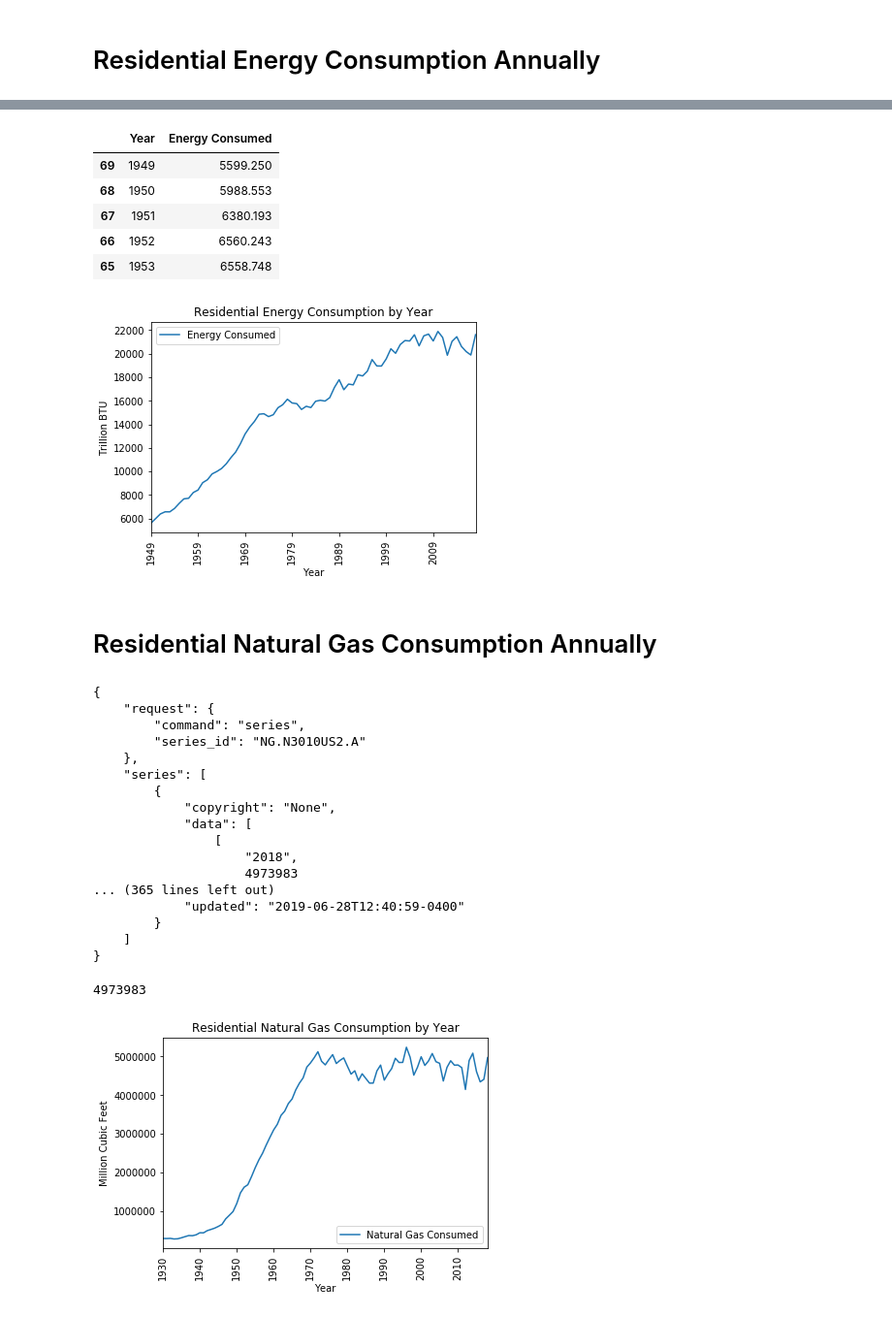
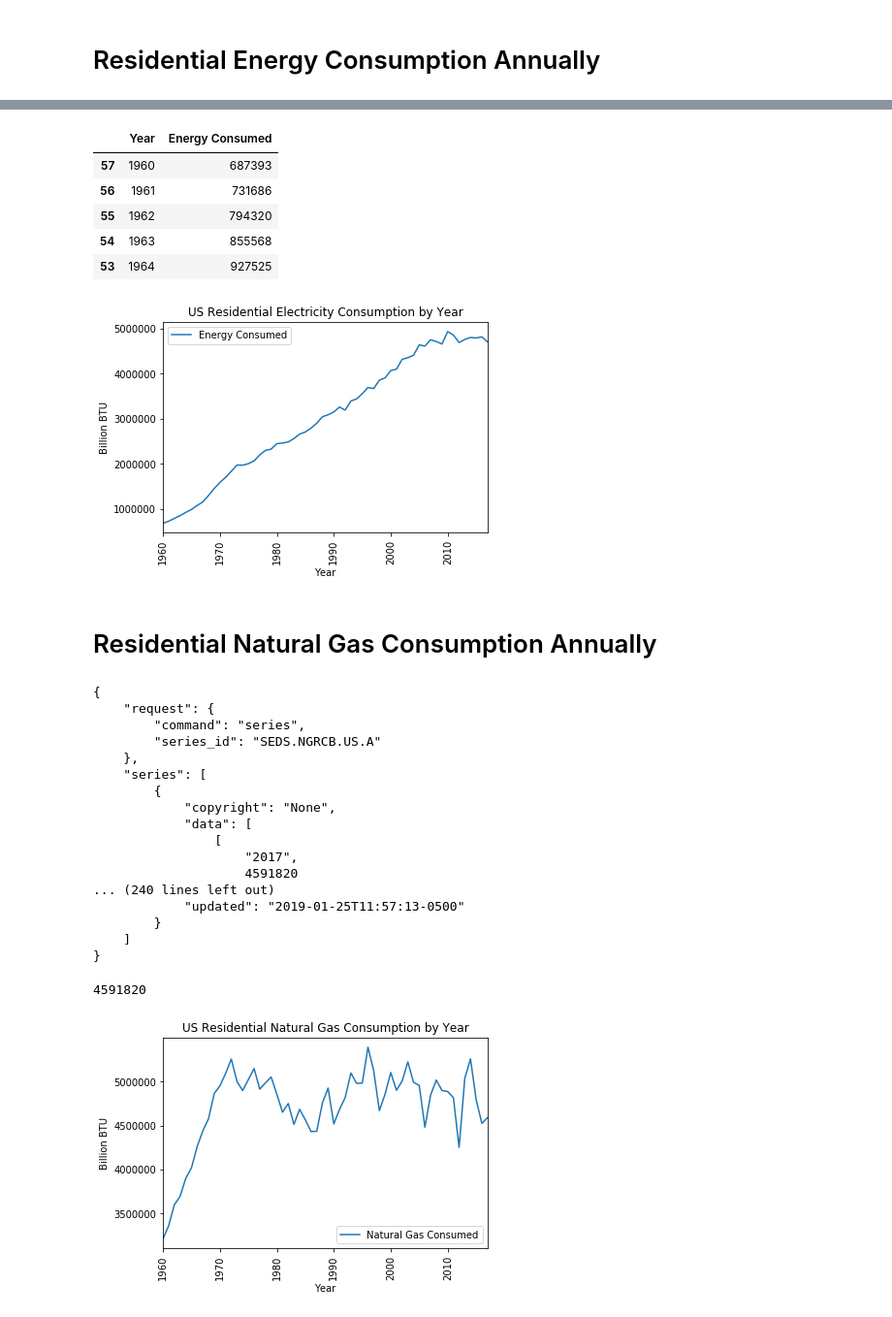
Before and after one commit to david-kishi/US_Energy_Consumption_Analysis, a Jupyter notebook: question_2.ipynb, the cells around one changed output, grey strips where cells are left out. Shown at 97% size. Drawn from its saved outputs; the diff is of its cells as text; code cells hidden in the pictures.

```diff
--- a/question_2.ipynb
+++ b/question_2.ipynb
@@ -20,8 +23,10 @@ url = 'http://api.eia.gov/series/?api_key='
 # Residential Energy Consumption Annually
 # %%
 #Residential Sector Energy Consumption
-#https://www.eia.gov/opendata/qb.php?category=711250&sdid=TOTAL.TERCBUS.A
-resident_energy = '&series_id=TOTAL.TERCBUS.A'
+#https://www.eia.gov/opendata/qb.php?category=40560&sdid=SEDS.ESRCB.US.A
+#OLD:https://www.eia.gov/opendata/qb.php?category=711250&sdid=TOTAL.TERCBUS.A
+#OLD:resident_energy = '&series_id=TOTAL.TERCBUS.A'
+resident_energy = '&series_id=SEDS.ESRCB.US.A'
 # %%
 response = requests.get(url + api_key + resident_energy).json()
 print(json.dumps(response, indent=4, sort_keys=True))
@@ -106,26 +111,28 @@ sorted_data = df_data.sort_values('Year', ascending='True')
 sorted_data.head()
 # %% [output]
 |  | Year | Energy Consumed |
-| 69 | 1949 | 5599.250 |
-| 68 | 1950 | 5988.553 |
-| 67 | 1951 | 6380.193 |
-| 66 | 1952 | 6560.243 |
-| 65 | 1953 | 6558.748 |
+| 57 | 1960 | 687393 |
+| 56 | 1961 | 731686 |
+| 55 | 1962 | 794320 |
+| 54 | 1963 | 855568 |
+| 53 | 1964 | 927525 |
 # %%
 graph = sorted_data.plot(kind='line', figsize=(6,4), x='Year',
-                         sort_columns=True, title='Residential Energy Consumption by Year')
+                         sort_columns=True, title='US Residential Electricity Consumption by Year')
 plt.xticks(rotation=90)
-plt.ylabel('Trillion BTU')
+plt.ylabel('Billion BTU')
 plt.xlabel('Year')
 plt.show()
 # %% [output]
-[figure, old version]
+[figure, new version]
 # %% [markdown]
 # Residential Natural Gas Consumption Annually
 # %%
 #U.S. Natural Gas Residential Consumption, Annual
-#https://www.eia.gov/opendata/qb.php?category=479755&sdid=NG.N3010US2.A
-resident_naturalgas = '&series_id=NG.N3010US2.A'
+#https://www.eia.gov/opendata/qb.php?category=40553&sdid=SEDS.NGRCB.US.A
+#OLD: https://www.eia.gov/opendata/qb.php?category=479755&sdid=NG.N3010US2.A
+#OLD: resident_naturalgas = '&series_id=NG.N3010US2.A'
+resident_naturalgas = '&series_id=SEDS.NGRCB.US.A'
 # %%
 response_resident_naturalgas = requests.get(url + api_key + resident_naturalgas).json()
 print(json.dumps(response_resident_naturalgas, indent=4, sort_keys=True))
@@ -133,17 +140,17 @@ print(json.dumps(response_resident_naturalgas, indent=4, sort_keys=True))
 {
     "request": {
         "command": "series",
-        "series_id": "NG.N3010US2.A"
+        "series_id": "SEDS.NGRCB.US.A"
     },
     "series": [
         {
             "copyright": "None",
             "data": [
                 [
-                    "2018",
-                    4973983
-... (365 lines left out)
-            "updated": "2019-06-28T12:40:59-0400"
+                    "2017",
+                    4591820
+... (240 lines left out)
+            "updated": "2019-01-25T11:57:13-0500"
         }
     ]
 }
@@ -156,24 +163,24 @@ for item in response_naturalgas_data:
 
 data_list_naturalgas[0][0][1]
 # %% [output]
-4973983
+4591820
 # %%
 year_naturalgas=[]
 naturalgas_consumed=[]
 
 for i in range(len(data_list_naturalgas[0])):
     year_naturalgas.append(data_list_naturalgas[0][i][0])
     naturalgas_consumed.append(data_list_naturalgas[0][i][1])
 
 df_naturalgas_data = pd.DataFrame({'Year':year_naturalgas, 'Natural Gas Consumed':naturalgas_consumed})
 sorted_naturalgas_data = df_naturalgas_data.sort_values('Year', ascending='True')
 sorted_naturalgas_data.head()
 
 graph_naturalgas = sorted_naturalgas_data.plot(kind='line', figsize=(6,4), x='Year',
-                         sort_columns=True, title='Residential Natural Gas Consumption by Year')
+                         sort_columns=True, title='US Residential Natural Gas Consumption by Year')
 plt.xticks(rotation=90)
-plt.ylabel('Million Cubic Feet')
+plt.ylabel('Billion BTU')
 plt.xlabel('Year')
 plt.show()
 # %% [output]
-[figure, old version]
+[figure, new version]
```
Also changed, not shown: parts of 5 cells of this notebook.
